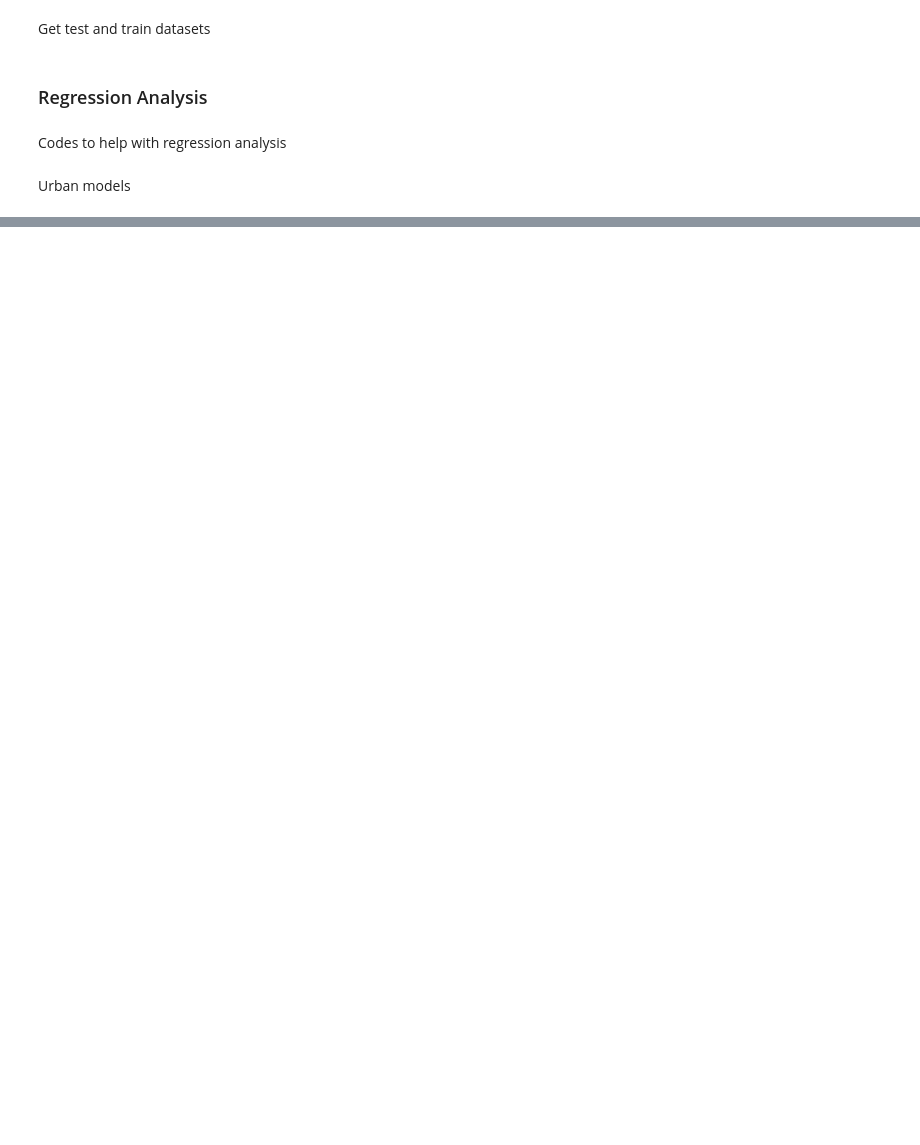
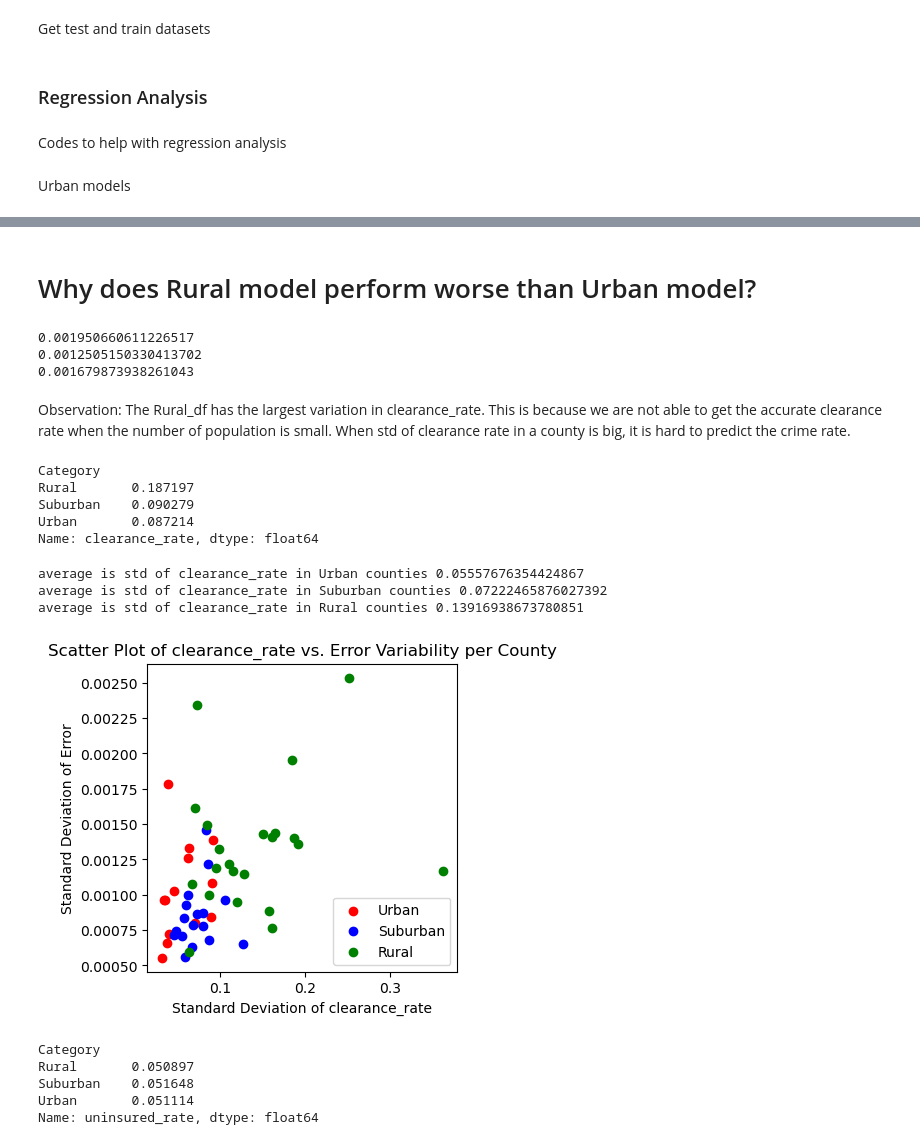
Before and after one commit to git-loa/CrimePatternsProject, a Jupyter notebook: data-exploration/new_data_analysis.ipynb, the cells around one changed output, grey strips where cells are left out. Cells and saved outputs as stored; diff of their text form; code cells hidden in the pictures; blank space fills up the shorter version.

```diff
--- a/data-exploration/new_data_analysis.ipynb
+++ b/data-exploration/new_data_analysis.ipynb
@@ -963,0 +915,57 @@ feature 0
+# %% [markdown]
+# Why does Rural model perform worse than Urban model?
+# %%
+print(Urban_df.groupby("County")["crime_rate"].std().mean())
+print(Suburban_df.groupby("County")["crime_rate"].std().mean())
+print(Rural_df.groupby("County")["crime_rate"].std().mean())
+# %% [output]
+0.001950660611226517
+0.0012505150330413702
+0.001679873938261043
+# %% [markdown]
+Observation:
+The Rural_df has the largest variation in clearance_rate. This is because we are not able to get the accurate clearance rate when the number of population is small. When std of clearance rate in a county is big, it is hard to predict the crime rate.
+# %%
+tentative_df.groupby("Category")["clearance_rate"].std()
+# %% [output]
+Category
+Rural       0.187197
+Suburban    0.090279
+Urban       0.087214
+Name: clearance_rate, dtype: float64
+# %%
+import pandas as pd
+import matplotlib.pyplot as plt
+xx='clearance_rate'
+print(f'average is std of {xx} in Urban counties' ,Urban_df.groupby("County")[xx].std().mean())
+print(f'average is std of {xx} in Suburban counties',Suburban_df.groupby("County")[xx].std().mean())
+print(f'average is std of {xx} in Rural counties',Rural_df.groupby("County")[xx].std().mean())
+
+# Compute the standard deviation for each county (using the first level of the index, 'County')
+urb_std = urb.groupby(level='County')[[xx, 'error']].std()
+sub_std = sub.groupby(level='County')[[xx, 'error']].std()
+rur_std = rur.groupby(level='County')[[xx, 'error']].std()
+
+# Create a scatter plot: x-axis is std of clearance_rate and y-axis is std of error
+plt.figure(figsize=(4, 4))
+plt.scatter(urb_std[xx], urb_std['error'], c='red', label='Urban')
+plt.scatter(sub_std[xx], sub_std['error'], c='blue', label='Suburban')
+plt.scatter(rur_std[xx], rur_std['error'], c='green', label='Rural')
+plt.legend()
+plt.xlabel(f'Standard Deviation of {xx}')
+plt.ylabel('Standard Deviation of Error')
+plt.title(f'Scatter Plot of {xx} vs. Error Variability per County')
+plt.show()
+# %% [output]
+average is std of clearance_rate in Urban counties 0.05557676354424867
+average is std of clearance_rate in Suburban counties 0.07222465876027392
+average is std of clearance_rate in Rural counties 0.13916938673780851
+[figure, added]
+# %%
+tentative_df.groupby("Category")["uninsured_rate"].std()
+# %% [output]
+Category
+Rural       0.050897
+Suburban    0.051648
+Urban       0.051114
+Name: uninsured_rate, dtype: float64
```
Also changed, not shown: parts of 27 cells of this notebook.
